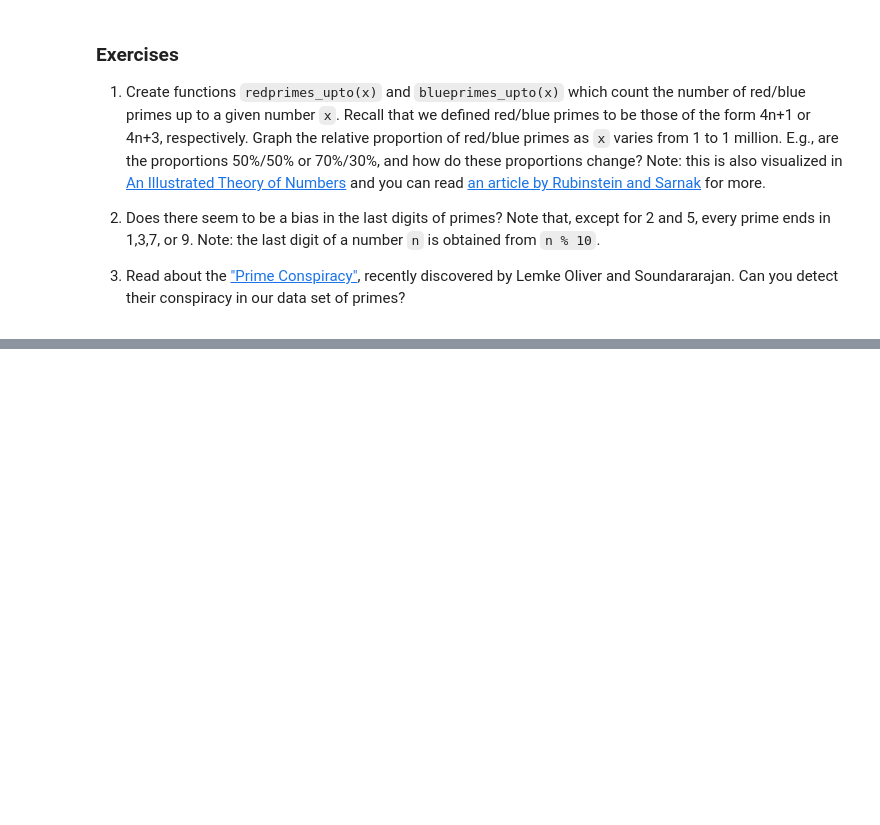
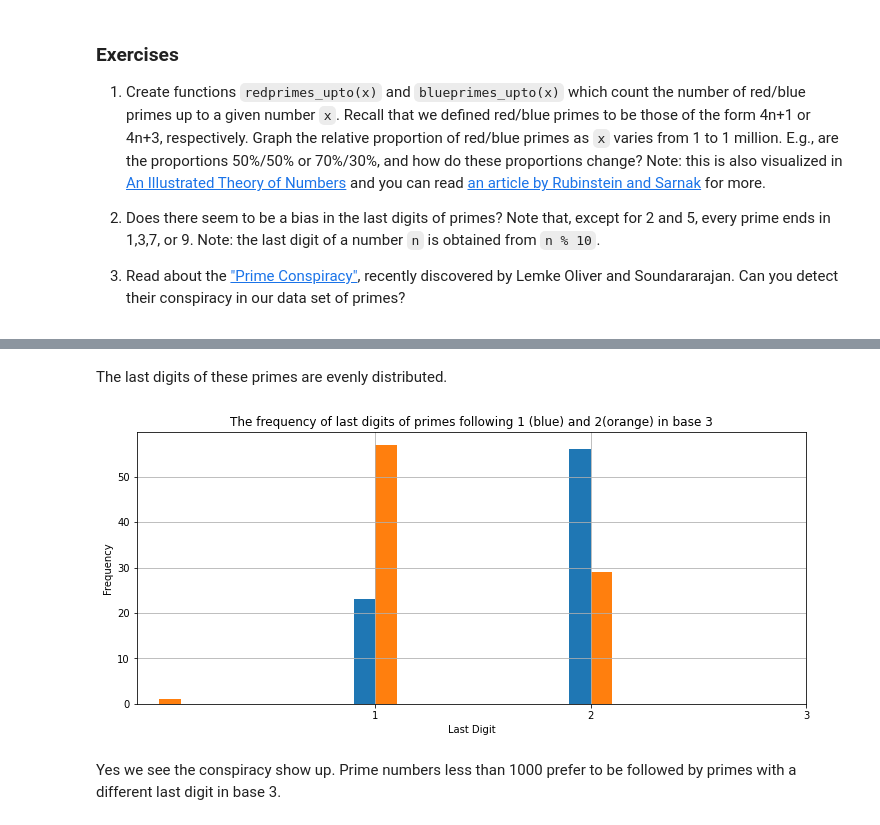
Before and after one commit to narneon/Math-152, a Jupyter notebook: P4M_Notebook3.ipynb, the cells around one changed output, grey strips where cells are left out. Saved outputs shown, nothing was run; the diff lists cells and outputs as text; code cells hidden in the pictures; blank space fills up the shorter version.

```diff
--- a/P4M_Notebook3.ipynb
+++ b/P4M_Notebook3.ipynb
@@ -1083,0 +1087,28 @@ plt.show()
+# %% [markdown]
+The last digits of these primes are evenly distributed.
+# %%
+last_digits_base_3 = [p%3 for p in primes if p < 1000]
+last_digits_following_1 = [last_digits_base_3[i+1] for i in
+                           range(len(last_digits_base_3)-1)
+                            if last_digits_base_3[i] == 1]
+last_digits_following_2 = [last_digits_base_3[i+1] for i in
+                           range(len(last_digits_base_3)-1)
+                            if last_digits_base_3[i] == 2]
+%matplotlib inline
+plt.figure(figsize=(12, 5))
+u, inv = numpy.unique(last_digits_following_1, return_inverse=True)
+counts = numpy.bincount(inv)
+plt.bar(u-0.05, counts, width=0.1)
+u, inv = numpy.unique(last_digits_following_2, return_inverse=True)
+counts = numpy.bincount(inv)
+plt.bar(u+0.05, counts, width=0.1)
+plt.xticks((1,2,3))
+plt.ylabel('Frequency')
+plt.xlabel('Last Digit')
+plt.grid(True)
+plt.title('The frequency of last digits of primes following 1 (blue) and 2(orange) in base 3')
+plt.show()
+# %% [output]
+[figure, added]
+# %% [markdown]
+Yes we see the conspiracy show up. Prime numbers less than 1000 prefer to be followed by primes with a different last digit in base 3.
```
Also changed, not shown: parts of 15 cells of this notebook.
